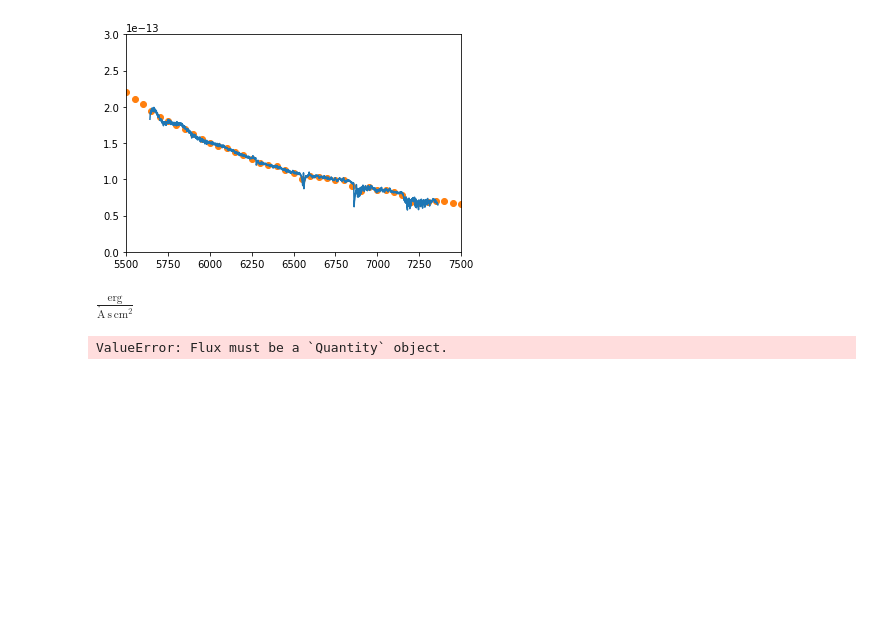
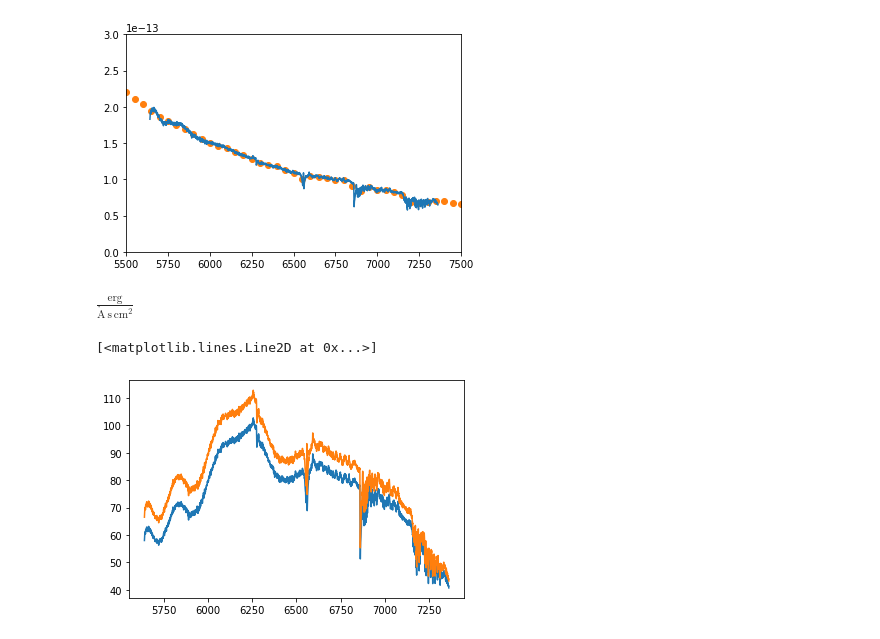
Before and after one commit to jradavenport/specreduce, a Jupyter notebook: specreduce/notebooks/fluxcal_demo.ipynb, the cells around one changed output. Cells and saved outputs as stored; diff of their text form; code cells hidden in the pictures; blank space fills up the shorter version.

Commit message:
get units and spectrum1d working for airmass

```diff
--- a/specreduce/notebooks/fluxcal_demo.ipynb
+++ b/specreduce/notebooks/fluxcal_demo.ipynb
@@ -117,7 +117,9 @@ Xfile = obs_extinction('apoextinct.dat')
 AIRVAL = 1.2 # some made up airmass
 
 Atest = AirmassCor(obj_spectrum, AIRVAL, Xfile)
-# %%
-obj_spectrum.multiply(obj_spectrum.flux, 10)
-# %% [output]
-ValueError: Flux must be a `Quantity` object.
+# %%
+plt.plot(obj_spectrum.wavelength, obj_spectrum.flux)
+plt.plot(Atest.wavelength, Atest.flux)
+# %% [output]
+[<matplotlib.lines.Line2D at 0x...>]
+[figure, added]
```
Also changed, not shown: parts of 1 cell of this notebook, 1 other file.
